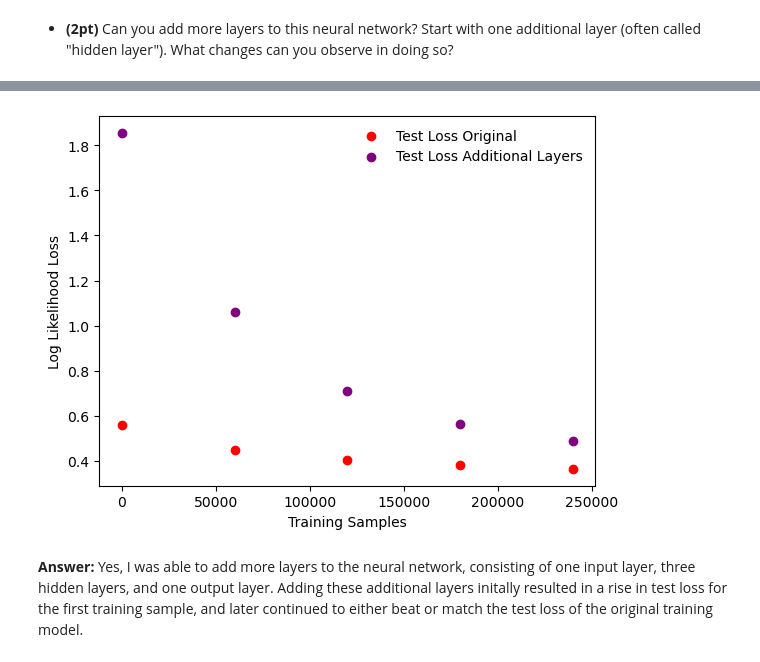
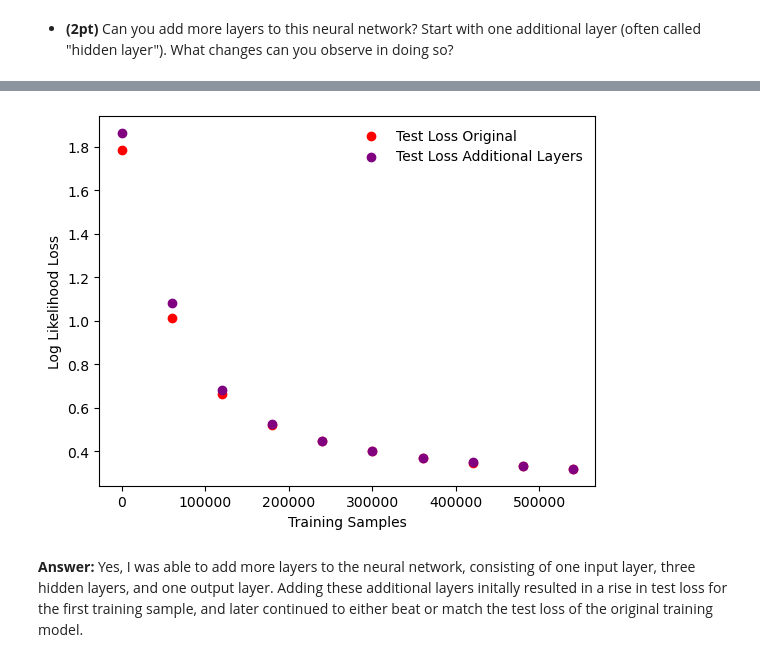
Before and after one commit to architp2003/dsc180a-a06, a Jupyter notebook: Chapter 1 - Pytorch Intro.ipynb, the cells around one changed output, grey strips where cells are left out. Saved outputs shown, nothing was run; the diff lists cells and outputs as text; code cells hidden in the pictures.

```diff
--- a/Chapter 1 - Pytorch Intro.ipynb
+++ b/Chapter 1 - Pytorch Intro.ipynb
@@ -522,36 +531,39 @@ class FeedforwardNeuralNetModel2(nn.Module):
         input_dim = 28 * 28
         hidden_dim1 = 512
         hidden_dim2 = 256
-        hidden_dim3 = 128
-        num_classes = 100
-        num_classes2 = 10
+        out_dim = 10
 
-        # Define the layers
         self.fc1 = nn.Linear(input_dim, hidden_dim1)
         self.fc2 = nn.Linear(hidden_dim1, hidden_dim2)
-        self.fc3 = nn.Linear(hidden_dim2, hidden_dim3)
-        self.fc4 = nn.Linear(hidden_dim3, num_classes)
-        self.fc5 = nn.Linear(num_classes, num_classes2)
+        self.out = nn.Linear(hidden_dim2, out_dim)
 
     def forward(self, x):
-        x = self.fc1(x)
-        x = self.fc2(x)
-        x = self.fc3(x)
-        x = self.fc4(x)
-        out = self.fc5(x)
+        x = F.relu(self.fc1(x))
+        x = F.relu(self.fc2(x))
+        out = self.out(x)
         return F.log_softmax(out)
 
 
+network_hid = FeedforwardNeuralNetModel2()
+optimizer_hid = optim.SGD(network_hid.parameters(), lr=learning_rate, momentum=momentum)
+n_epochs = 10
+
+train_losses_hid = []
+train_counter_hid = []
+test_losses_hid = []
+test_counter_hid = [i*len(train_loader.dataset) for i in range(n_epochs + 1)]
+
+train_losses = []
+train_counter = []
+test_losses = []
+test_counter = [i*len(train_loader.dataset) for i in range(n_epochs + 1)]
+
 network = FeedforwardNeuralNetModel2()
 optimizer = optim.SGD(network.parameters(), lr=learning_rate, momentum=momentum)
-n_epochs = 5
-
-train_losses_l1 = []
-train_counter_l1 = []
-test_losses_l1 = []
-test_counter_l1 = [i*len(train_loader.dataset) for i in range(n_epochs + 1)]
 
 for i in range(1,n_epochs+1):
-    train_mod(i, train_loader, train_losses_l1, train_counter_l1)
-    test_mod(test_losses_l1)
+    train_mod(i, train_loader, train_losses_hid, train_counter_hid, network_hid, optimizer_hid)
+    test_mod(test_losses_hid, network_hid)
+    train_mod(i, train_loader, train_losses, train_counter, network, optimizer)
+    test_mod(test_losses, network)
 # %% [output]
@@ -575,15 +587,15 @@ Test set: Avg. loss: 0.4868, Accuracy: 8631/10000 (86%)
 # %%
 fig = pl.figure()
 pl.scatter(test_counter[:-1], test_losses, color="red")
-pl.scatter(test_counter_l1[:-1], test_losses_l1, color="purple")
+pl.scatter(test_counter_hid[:-1], test_losses_hid, color="purple")
 
 pl.legend(['Test Loss Original', 'Test Loss Additional Layers'], loc='upper right', frameon=False)
 pl.xlabel('Training Samples')
 pl.ylabel('Log Likelihood Loss')
 
 pl.show()
 # %% [output]
-[figure, old version]
+[figure, new version]
 # %% [markdown]
 **Answer:** Yes, I was able to add more layers to the neural network, consisting of one input layer, three hidden layers, and one output layer. Adding these additional layers initally resulted in a rise in test loss for the first training sample, and later continued to either beat or match the test loss of the original training model.
 # %% [markdown]
```
Also changed, not shown: parts of 19 cells of this notebook.
